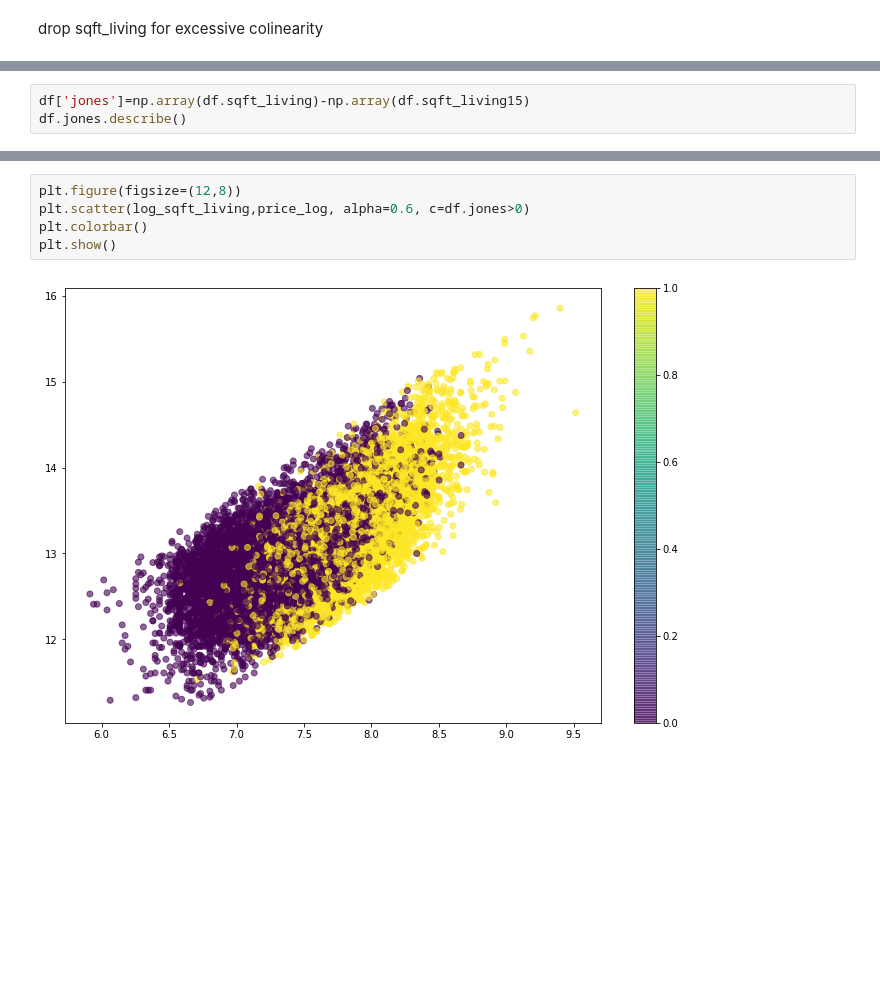
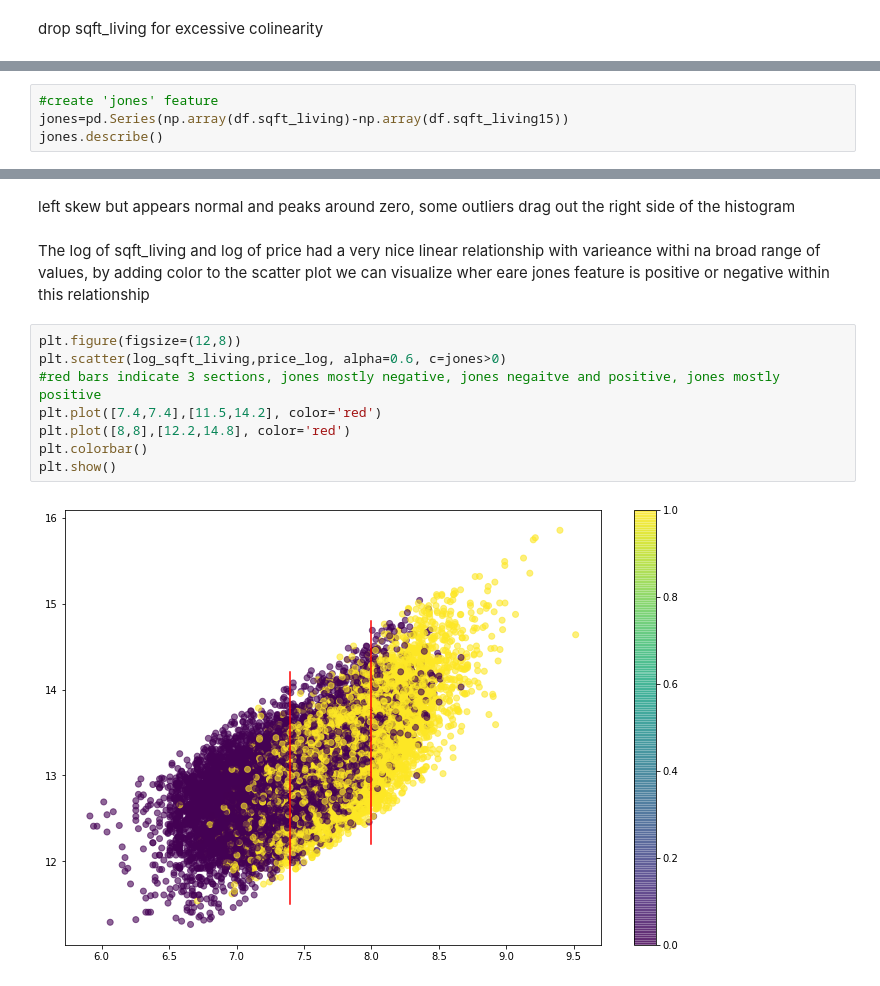
Before and after one commit to ktzioumis/Kings-County-Housing-Prices, a Jupyter notebook: student.ipynb, the cells around one changed output, grey strips where cells are left out. Cells and saved outputs as stored; diff of their text form; blank space fills up the shorter version.

Commit message:
more jones

```diff
--- a/student.ipynb
+++ b/student.ipynb
@@ -833,7 +855,8 @@ Does a house gain or lose value by being bigger than its neighbors?
 Taking the difference between sqft_living and sqft_living15 determines whether the house in question is bigger or smaller than those around it
 # %%
-df['jones']=np.array(df.sqft_living)-np.array(df.sqft_living15)
-df.jones.describe()
+#create 'jones' feature
+jones=pd.Series(np.array(df.sqft_living)-np.array(df.sqft_living15))
+jones.describe()
 # %% [output]
 count    21533.000000
 mean        93.518785
@@ -864,7 +876,14 @@ plt.colorbar()
+# %% [markdown]
+left skew but appears normal and peaks around zero, some outliers drag out the right side of the histogram
+# %% [markdown]
+The log of sqft_living and log of price had a very nice linear relationship with varieance withi na broad range of values, by adding color to the scatter plot we can visualize wher eare jones feature is positive or negative within this relationship
 # %%
 plt.figure(figsize=(12,8))
-plt.scatter(log_sqft_living,price_log, alpha=0.6, c=df.jones>0)
+plt.scatter(log_sqft_living,price_log, alpha=0.6, c=jones>0)
+#red bars indicate 3 sections, jones mostly negative, jones negaitve and positive, jones mostly positive
+plt.plot([7.4,7.4],[11.5,14.2], color='red')
+plt.plot([8,8],[12.2,14.8], color='red')
 plt.colorbar()
 plt.show()
 # %% [output]
-[figure, old version]
+[figure, new version]
```
Also changed, not shown: parts of 36 cells of this notebook.
